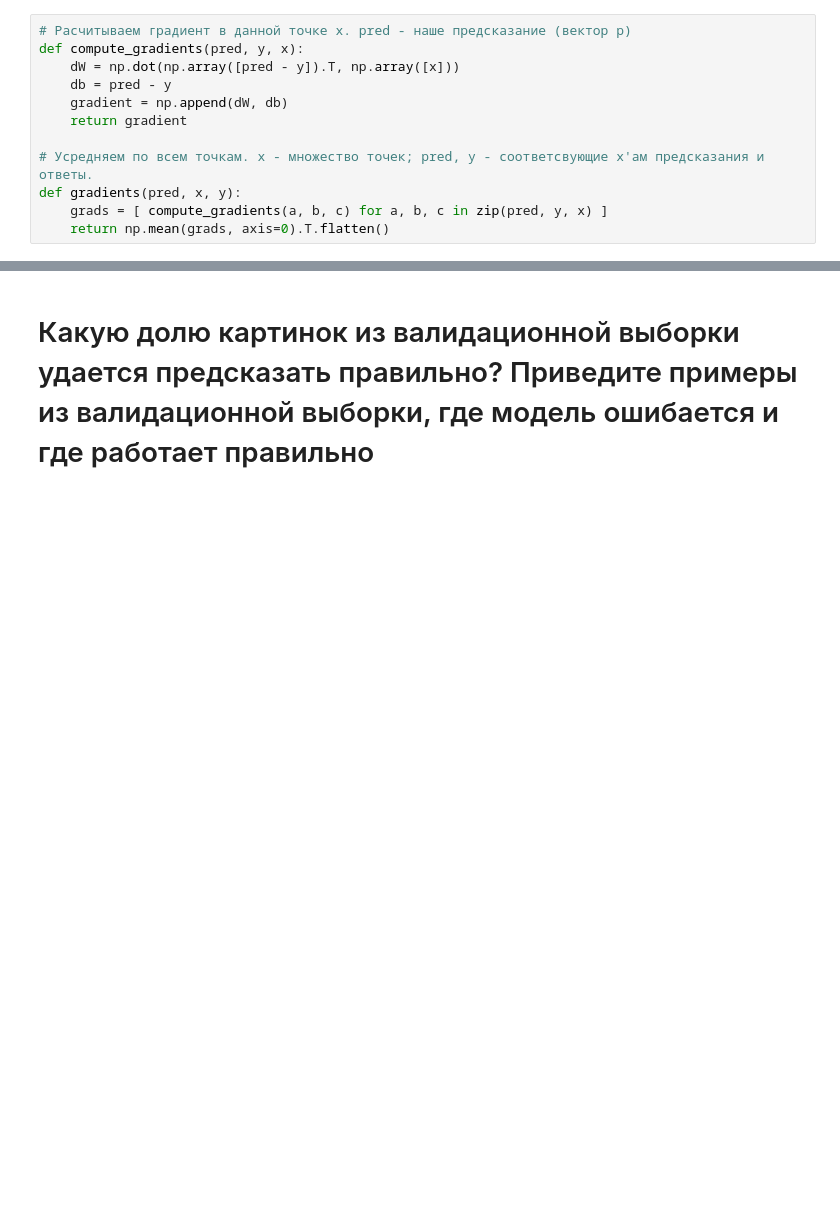
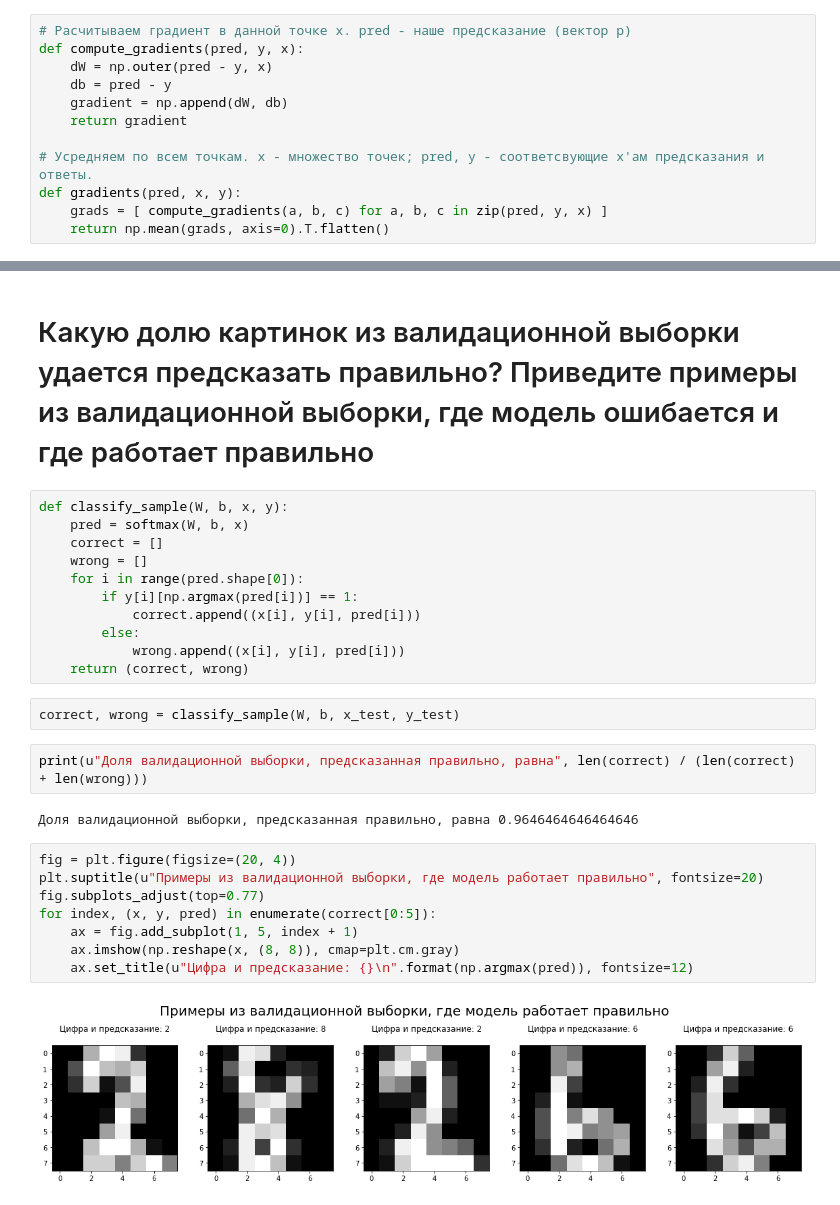
Before and after one commit to AVKrepo/OptimizationMethods, a Jupyter notebook: Task2/solution.ipynb, the cells around one changed output, grey strips where cells are left out. Saved outputs shown, nothing was run; the diff lists cells and outputs as text; blank space fills up the shorter version.

Commit message:
Added testing sample analysis

```diff
--- a/Task2/solution.ipynb
+++ b/Task2/solution.ipynb
@@ -173,7 +173,7 @@ $$
 # %%
 # Расчитываем градиент в данной точке x. pred - наше предсказание (вектор p)
 def compute_gradients(pred, y, x):
-    dW = np.dot(np.array([pred - y]).T, np.array([x]))
+    dW = np.outer(pred - y, x)
     db = pred - y
     gradient = np.append(dW, db)
     return gradient
@@ -277,3 +277,30 @@ def armijo (W, b, x, y, dW, db, alpha=0.5, beta=0.5):
     return s
 # %% [markdown]
 # Какую долю картинок из валидационной выборки удается предсказать правильно? Приведите примеры из валидационной выборки, где модель ошибается и где работает правильно
+# %%
+def classify_sample(W, b, x, y):
+    pred = softmax(W, b, x)
+    correct = []
+    wrong = []
+    for i in range(pred.shape[0]):
+        if y[i][np.argmax(pred[i])] == 1:
+            correct.append((x[i], y[i], pred[i]))
+        else:
+            wrong.append((x[i], y[i], pred[i]))
+    return (correct, wrong)
+# %%
+correct, wrong = classify_sample(W, b, x_test, y_test)
+# %%
+print(u"Доля валидационной выборки, предсказанная правильно, равна", len(correct) / (len(correct) + len(wrong)))
+# %% [output]
+Доля валидационной выборки, предсказанная правильно, равна 0.9646464646464646
+# %%
+fig = plt.figure(figsize=(20, 4))
+plt.suptitle(u"Примеры из валидационной выборки, где модель работает правильно", fontsize=20)
+fig.subplots_adjust(top=0.77)
+for index, (x, y, pred) in enumerate(correct[0:5]):
+    ax = fig.add_subplot(1, 5, index + 1)
+    ax.imshow(np.reshape(x, (8, 8)), cmap=plt.cm.gray)
+    ax.set_title(u"Цифра и предсказание: {}\n".format(np.argmax(pred)), fontsize=12)
+# %% [output]
+[figure, added]
```
Also changed, not shown: parts of 1 cell of this notebook.
